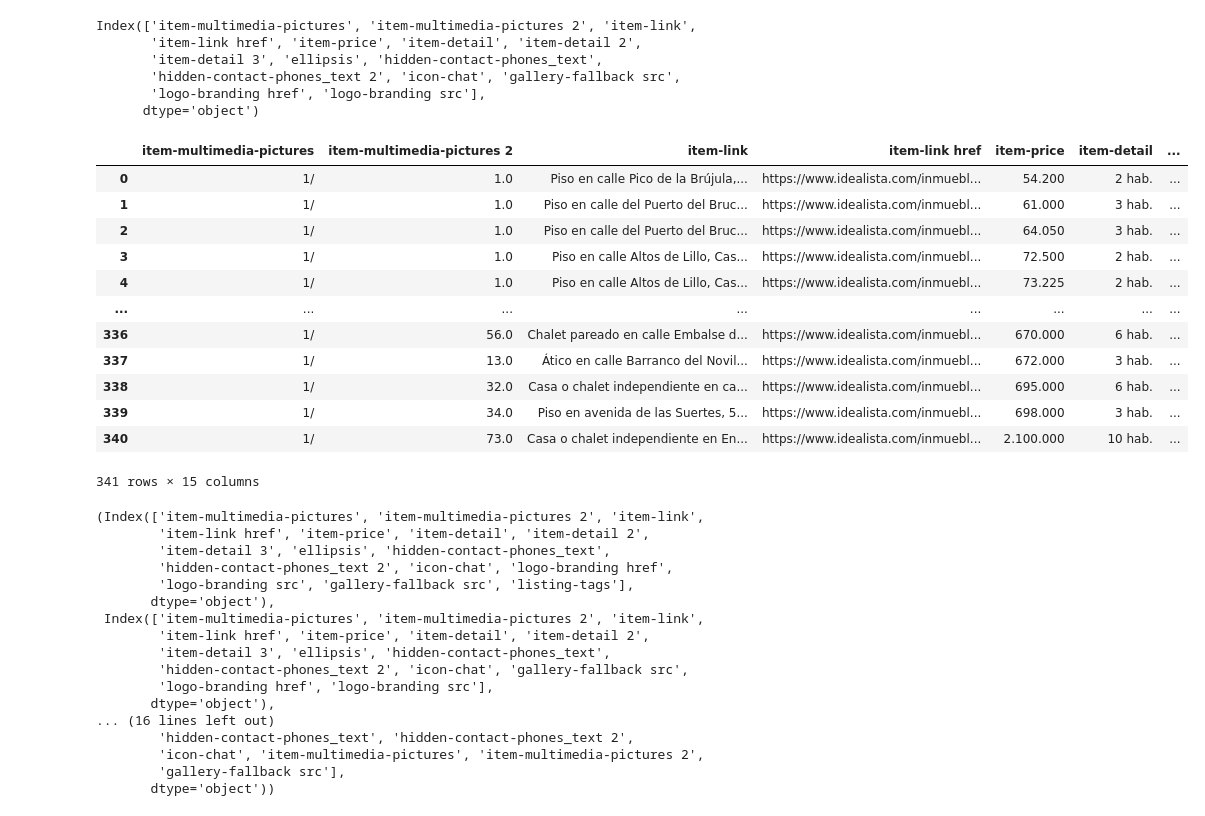
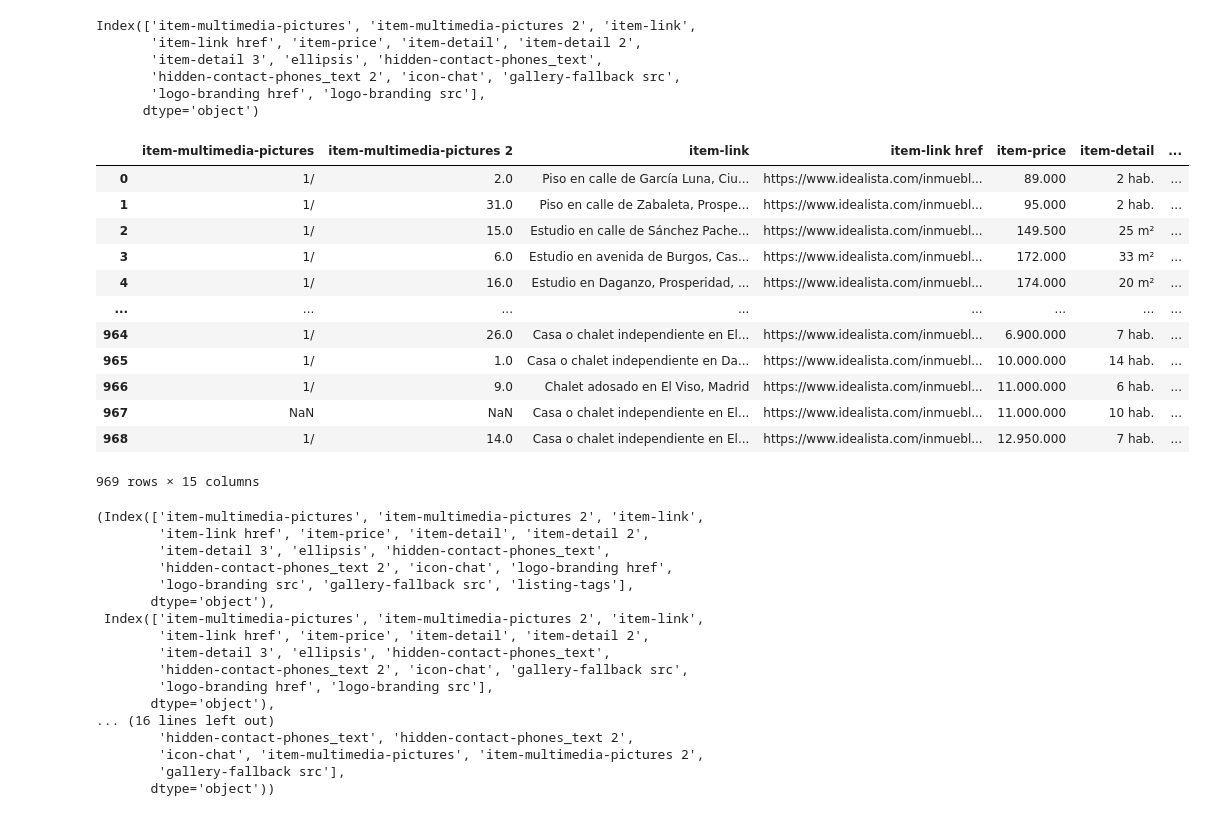
Before and after one commit to Gbau11/Analisis-de-la-vivienda-Idealista, a Jupyter notebook: jupyter/venta_madrid centro/Joins_distritos.ipynb, the cells around one changed output. Saved outputs shown, nothing was run; the diff lists cells and outputs as text; code cells hidden in the pictures.

```diff
--- a/jupyter/venta_madrid centro/Joins_distritos.ipynb
+++ b/jupyter/venta_madrid centro/Joins_distritos.ipynb
@@ -49,22 +49,22 @@ Index(['item-multimedia-pictures', 'item-multimedia-pictures 2', 'item-link',
        'hidden-contact-phones_text 2', 'icon-chat', 'gallery-fallback src',
        'logo-branding href', 'logo-branding src'],
       dtype='object')
-# %%
-villavallecas
-# %% [output]
-|  | item-multimedia-pictures | item-multimedia-pictures 2 | item-link | item-link href | item-price | item-detail | ... |
-| 0 | 1/ | 1.0 | Piso en calle Pico de la Brújula,... | https://www.idealista.com/inmuebl... | 54.200 | 2 hab. | ... |
-| 1 | 1/ | 1.0 | Piso en calle del Puerto del Bruc... | https://www.idealista.com/inmuebl... | 61.000 | 3 hab. | ... |
-| 2 | 1/ | 1.0 | Piso en calle del Puerto del Bruc... | https://www.idealista.com/inmuebl... | 64.050 | 3 hab. | ... |
-| 3 | 1/ | 1.0 | Piso en calle Altos de Lillo, Cas... | https://www.idealista.com/inmuebl... | 72.500 | 2 hab. | ... |
-| 4 | 1/ | 1.0 | Piso en calle Altos de Lillo, Cas... | https://www.idealista.com/inmuebl... | 73.225 | 2 hab. | ... |
-| ... | ... | ... | ... | ... | ... | ... | ... |
-| 336 | 1/ | 56.0 | Chalet pareado en calle Embalse d... | https://www.idealista.com/inmuebl... | 670.000 | 6 hab. | ... |
-| 337 | 1/ | 13.0 | Ático en calle Barranco del Novil... | https://www.idealista.com/inmuebl... | 672.000 | 3 hab. | ... |
-| 338 | 1/ | 32.0 | Casa o chalet independiente en ca... | https://www.idealista.com/inmuebl... | 695.000 | 6 hab. | ... |
-| 339 | 1/ | 34.0 | Piso en avenida de las Suertes, 5... | https://www.idealista.com/inmuebl... | 698.000 | 3 hab. | ... |
-| 340 | 1/ | 73.0 | Casa o chalet independiente en En... | https://www.idealista.com/inmuebl... | 2.100.000 | 10 hab. | ... |
-341 rows × 15 columns
+# %%
+chamartin
+# %% [output]
+|  | item-multimedia-pictures | item-multimedia-pictures 2 | item-link | item-link href | item-price | item-detail | ... |
+| 0 | 1/ | 2.0 | Piso en calle de García Luna, Ciu... | https://www.idealista.com/inmuebl... | 89.000 | 2 hab. | ... |
+| 1 | 1/ | 31.0 | Piso en calle de Zabaleta, Prospe... | https://www.idealista.com/inmuebl... | 95.000 | 2 hab. | ... |
+| 2 | 1/ | 15.0 | Estudio en calle de Sánchez Pache... | https://www.idealista.com/inmuebl... | 149.500 | 25 m² | ... |
+| 3 | 1/ | 6.0 | Estudio en avenida de Burgos, Cas... | https://www.idealista.com/inmuebl... | 172.000 | 33 m² | ... |
+| 4 | 1/ | 16.0 | Estudio en Daganzo, Prosperidad, ... | https://www.idealista.com/inmuebl... | 174.000 | 20 m² | ... |
+| ... | ... | ... | ... | ... | ... | ... | ... |
+| 964 | 1/ | 26.0 | Casa o chalet independiente en El... | https://www.idealista.com/inmuebl... | 6.900.000 | 7 hab. | ... |
+| 965 | 1/ | 1.0 | Casa o chalet independiente en Da... | https://www.idealista.com/inmuebl... | 10.000.000 | 14 hab. | ... |
+| 966 | 1/ | 9.0 | Chalet adosado en El Viso, Madrid | https://www.idealista.com/inmuebl... | 11.000.000 | 6 hab. | ... |
+| 967 | NaN | NaN | Casa o chalet independiente en El... | https://www.idealista.com/inmuebl... | 11.000.000 | 10 hab. | ... |
+| 968 | 1/ | 14.0 | Casa o chalet independiente en El... | https://www.idealista.com/inmuebl... | 12.950.000 | 7 hab. | ... |
+969 rows × 15 columns
 # %%
 chamberi.columns, villavallecas.columns, tetuan.columns, retiro.columns, villaverde.columns
 # %% [output]
```
Also changed, not shown: parts of 12 cells of this notebook, 1 other file.
